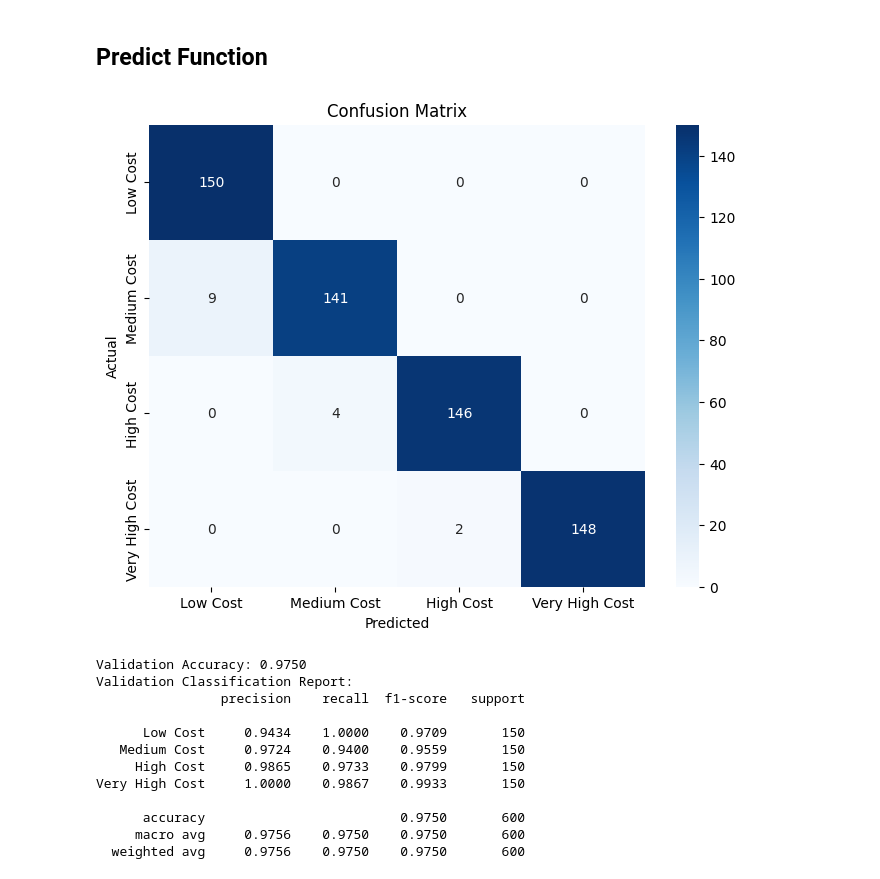
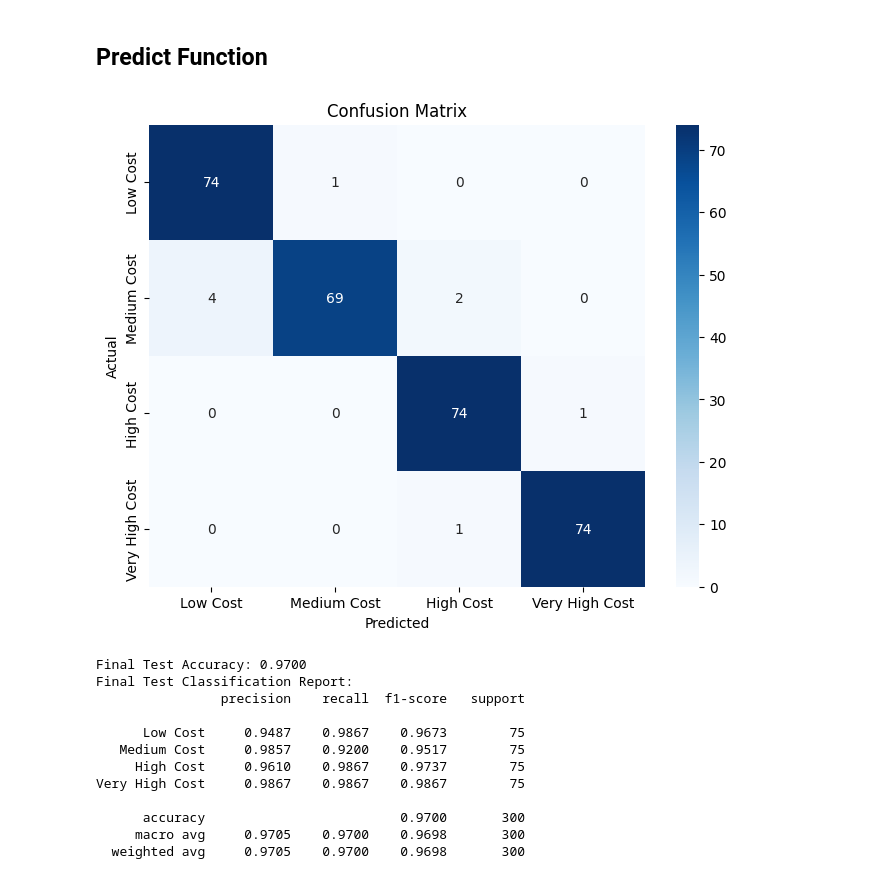
Before and after one commit to benz3927/Deep-Learning, a Jupyter notebook: Assignment 1/assignment1_boiney_zhao.ipynb, the cells around one changed output. Saved outputs shown, nothing was run; the diff lists cells and outputs as text; code cells hidden in the pictures.

```diff
--- a/Assignment 1/assignment1_boiney_zhao.ipynb
+++ b/Assignment 1/assignment1_boiney_zhao.ipynb
@@ -202,10 +222,12 @@ class MobilePriceDataset(Dataset):
         return self.X[idx], self.y[idx]
 
 train_dataset = MobilePriceDataset(X_train_scaled, y_train)
-val_dataset = MobilePriceDataset(X_val_scaled, y_val)
+val_dataset   = MobilePriceDataset(X_val_scaled, y_val)
+test_dataset  = MobilePriceDataset(X_test_scaled, y_test)
 
 train_loader = DataLoader(train_dataset, batch_size=256, shuffle=True)
-val_loader = DataLoader(val_dataset, batch_size=256, shuffle=False)
+val_loader   = DataLoader(val_dataset, batch_size=256, shuffle=False)
+test_loader  = DataLoader(test_dataset, batch_size=256, shuffle=False)
 # %% [markdown]
 ## Optimal MLP Model (32→16→4)
 # %%
@@ -344,7 +364,7 @@ Training completed! Best validation accuracy: 0.9650
 # %% [markdown]
 ## Load Best Model & Evaluate
 # %%
-model.load_state_dict(torch.load('final_model.pt'))
+model.load_state_dict(torch.load('best_model.pt'))
 model.eval()
 correct, total = 0, 0
 all_predictions, all_targets = [], []
@@ -446,41 +466,29 @@ def predict(model, data_loader, device, target_names=None):
 
     return accuracy, report, conf_matrix
 # %%
-# New train-validation split with different seed (e.g., 2025)
-X_train, X_val, y_train, y_val = train_test_split(
-    X, y, test_size=0.3, random_state=2025, stratify=y
+# Load best model
+model.load_state_dict(torch.load('best_model.pt'))
+model.eval()
+
+# Final test evaluation
+test_accuracy, test_report, test_conf_matrix = predict(
+    model, test_loader, device, target_names=target_names
 )
 
-# Scale again using only training data
-scaler = StandardScaler()
-X_train_scaled = scaler.fit_transform(X_train)
-X_val_scaled = scaler.transform(X_val)
-
-# Only need validation set/loader for evaluation
-val_dataset = MobilePriceDataset(X_val_scaled, y_val)
-val_loader  = DataLoader(val_dataset, batch_size=256, shuffle=False)
-
-# Reload best model before evaluating
-model.load_state_dict(torch.load('final_model.pt'))
-model.eval()
-
-# Test predict() on the new validation set
-val_accuracy, val_report, val_conf_matrix = predict(model, val_loader, device, target_names=target_names)
-
-print(f"Validation Accuracy: {val_accuracy:.4f}")
-print("Validation Classification Report:")
-print(val_report)
+print(f"Final Test Accuracy: {test_accuracy:.4f}")
+print("Final Test Classification Report:")
+print(test_report)
 # %% [output]
-[figure, old version]
+[figure, new version]
-Validation Accuracy: 0.9750
-Validation Classification Report:
+Final Test Accuracy: 0.9700
+Final Test Classification Report:
                 precision    recall  f1-score   support
 
-      Low Cost     0.9434    1.0000    0.9709       150
-   Medium Cost     0.9724    0.9400    0.9559       150
-     High Cost     0.9865    0.9733    0.9799       150
-Very High Cost     1.0000    0.9867    0.9933       150
+      Low Cost     0.9487    0.9867    0.9673        75
+   Medium Cost     0.9857    0.9200    0.9517        75
+     High Cost     0.9610    0.9867    0.9737        75
+Very High Cost     0.9867    0.9867    0.9867        75
 
-      accuracy                         0.9750       600
-     macro avg     0.9756    0.9750    0.9750       600
-  weighted avg     0.9756    0.9750    0.9750       600
+      accuracy                         0.9700       300
+     macro avg     0.9705    0.9700    0.9698       300
+  weighted avg     0.9705    0.9700    0.9698       300
```
Also changed, not shown: parts of 10 cells of this notebook, 1 other file.
